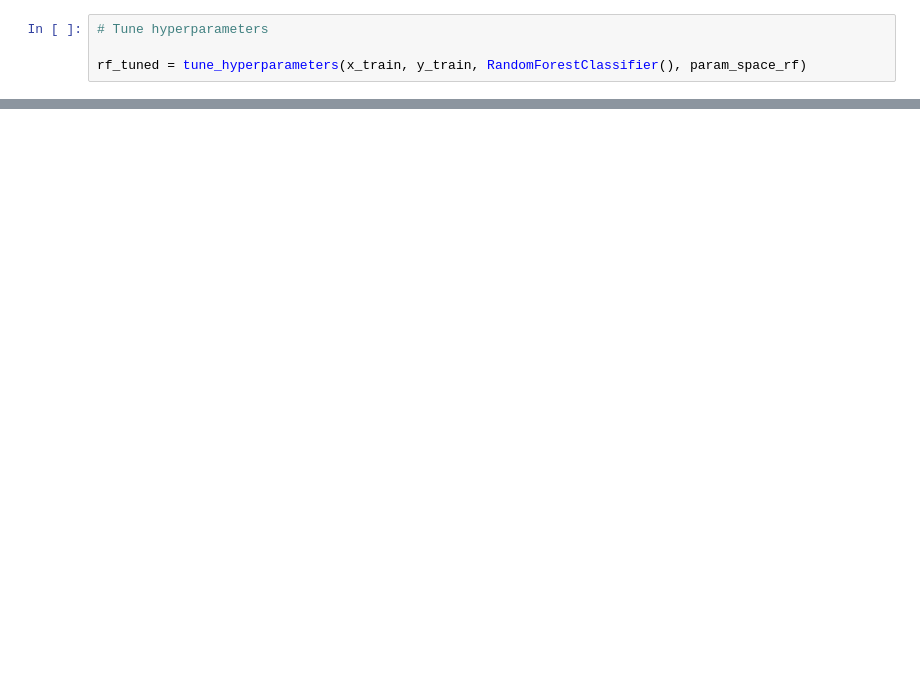
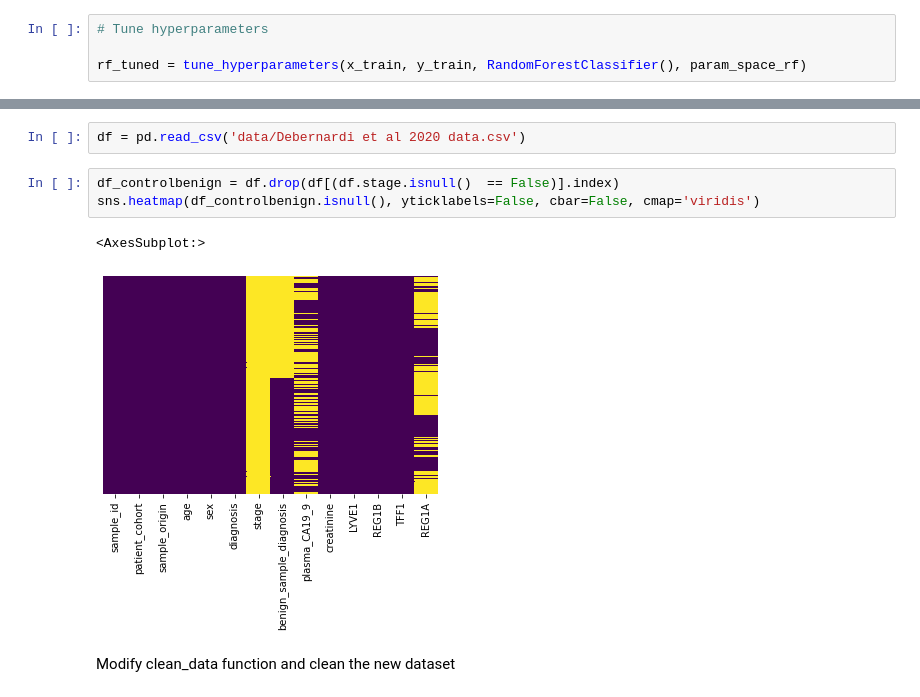
Before and after one commit to s-mushnoori/pancreatic-cancer-2, a Jupyter notebook: pancreatic-cancer-2.ipynb, the cells around one changed output, grey strips where cells are left out. Cells and saved outputs as stored; diff of their text form; blank space fills up the shorter version.

```diff
--- a/pancreatic-cancer-2.ipynb
+++ b/pancreatic-cancer-2.ipynb
@@ -555,0 +566,10 @@ On the other hand, we must realize that this dataset is extremely unbalanced wit
+# %%
+df = pd.read_csv('data/Debernardi et al 2020 data.csv')
+# %%
+df_controlbenign = df.drop(df[(df.stage.isnull()  == False)].index)
+sns.heatmap(df_controlbenign.isnull(), yticklabels=False, cbar=False, cmap='viridis')
+# %% [output]
+<AxesSubplot:>
+[figure, added]
+# %% [markdown]
+Modify clean_data function and clean the new dataset
```
Also changed, not shown: parts of 45 cells of this notebook, 5 other files.
